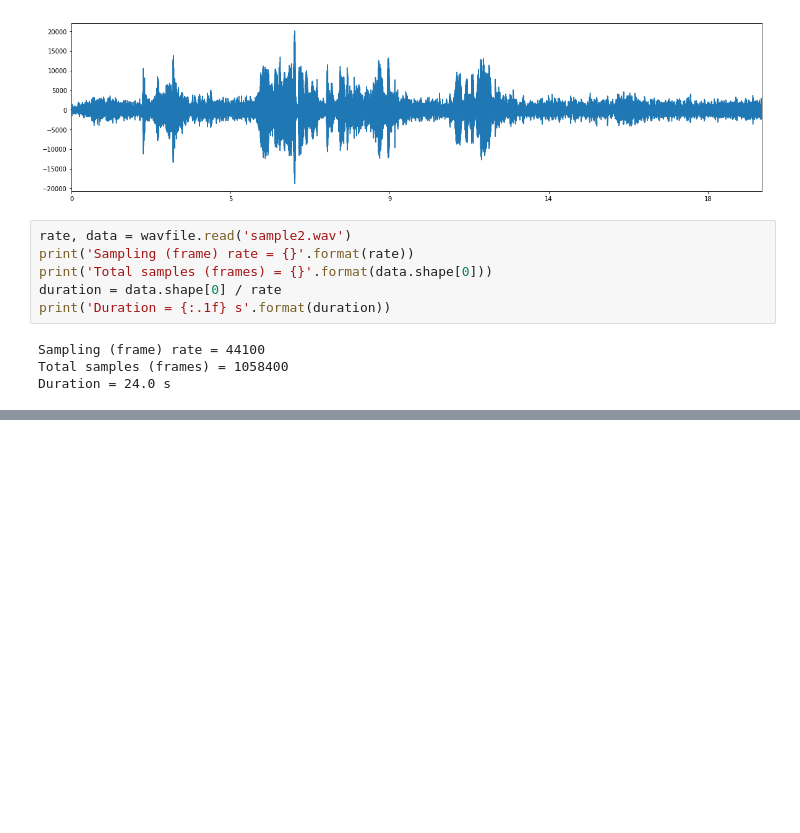
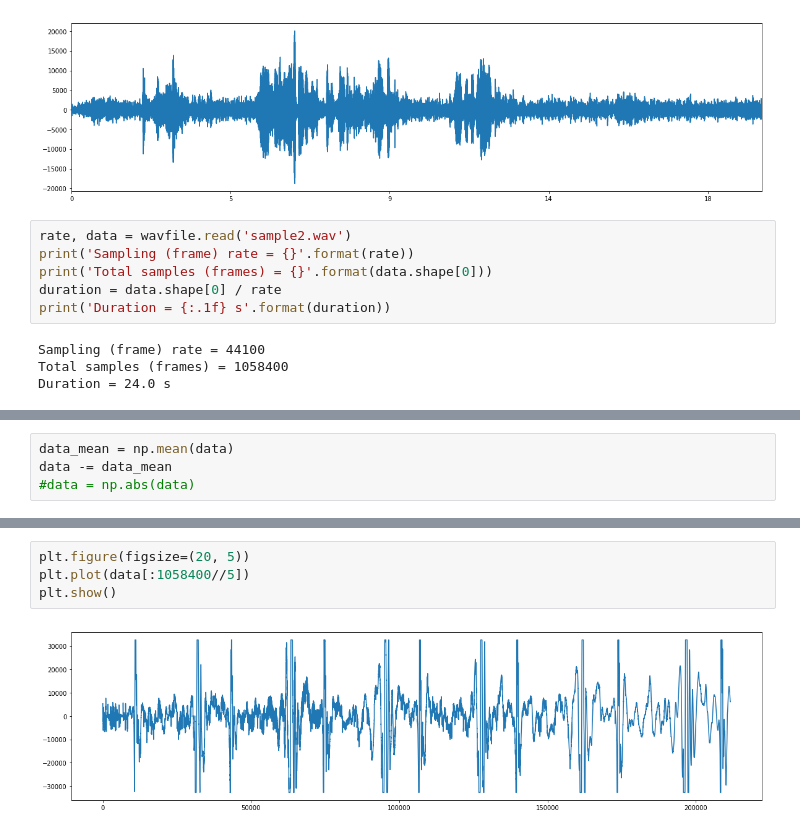
Before and after one commit to jayanthc/cadence, a Jupyter notebook: eda.ipynb, the cells around one changed output, grey strips where cells are left out. Drawn from its saved outputs; the diff is of its cells as text; blank space fills up the shorter version.

```diff
--- a/eda.ipynb
+++ b/eda.ipynb
@@ -94,0 +101,4 @@ float64
+# %%
+data_mean = np.mean(data)
+data -= data_mean
+#data = np.abs(data)
@@ -94,0 +122,6 @@ float64
+# %%
+plt.figure(figsize=(20, 5))
+plt.plot(data[:1058400//5])
+plt.show()
+# %% [output]
+[figure, added]
```
Also changed, not shown: parts of 29 cells of this notebook.
